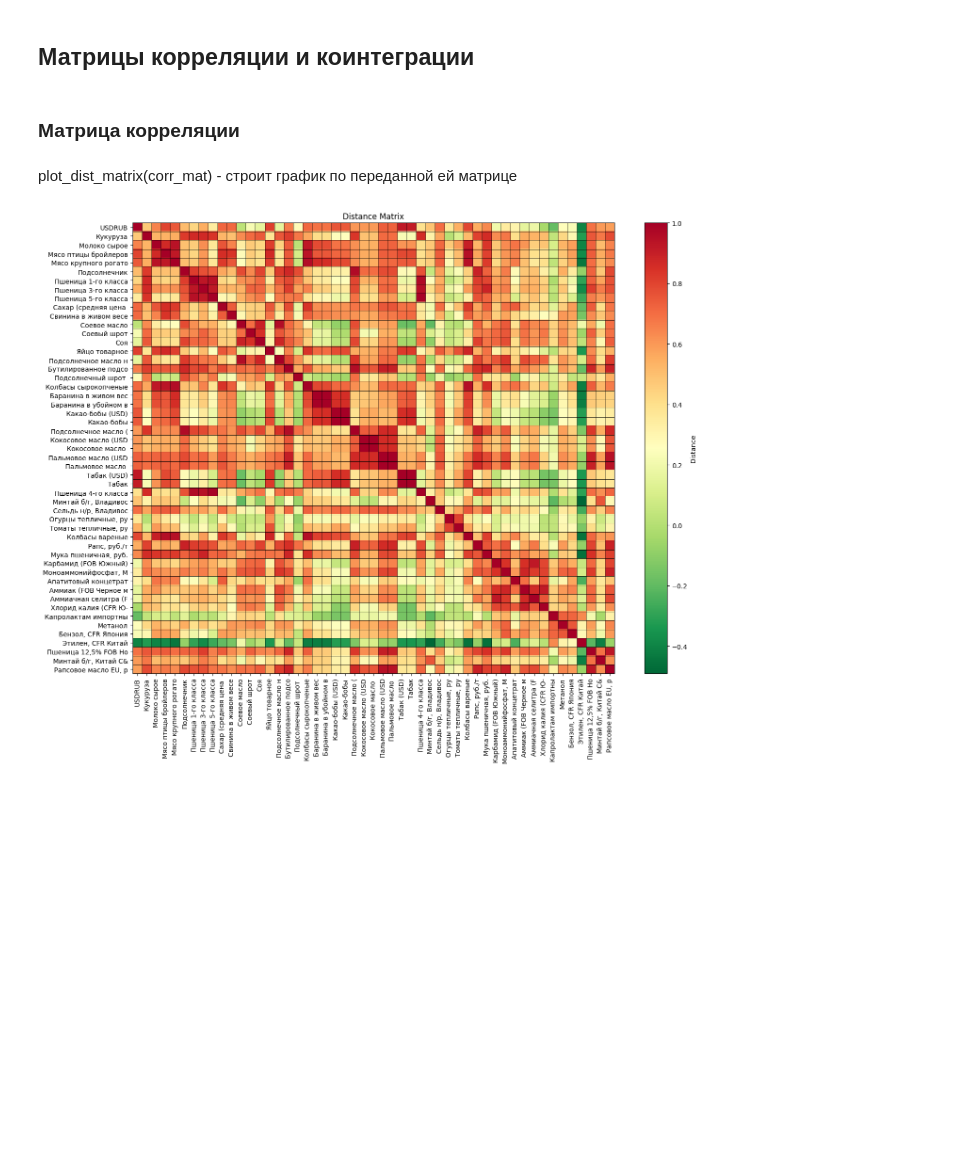
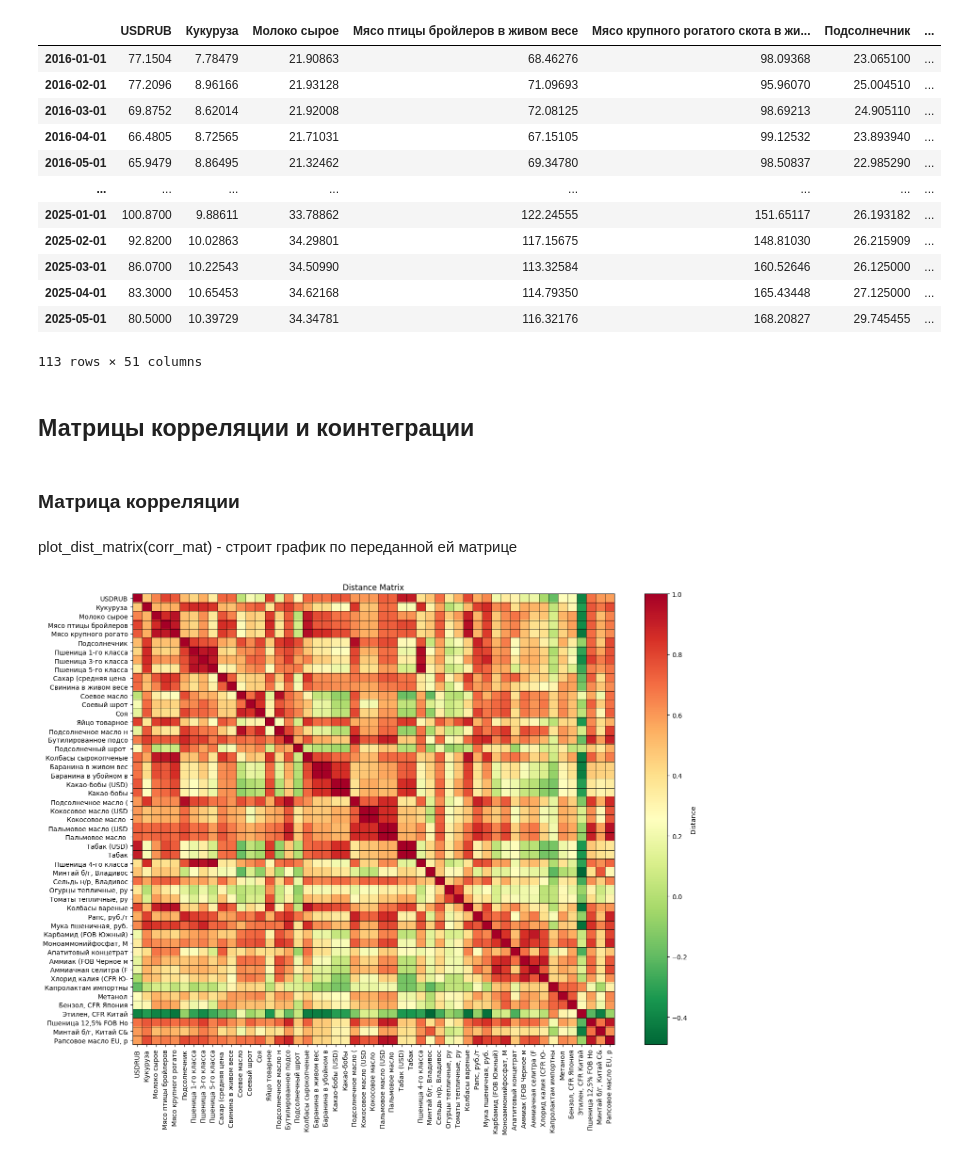
Before and after one commit to Chernousovdv/Sber-Conditional, a Jupyter notebook: cointegration.ipynb, the cells around one changed output. Cells and saved outputs as stored; diff of their text form; code cells hidden in the pictures; blank space fills up the shorter version.

```diff
--- a/cointegration.ipynb
+++ b/cointegration.ipynb
@@ -18,6 +15,22 @@ df = pd.read_csv(
     "/home/danilach/mipt-stats/SberTs/Data/comb_df_v1.csv", index_col=0
 )
 df.index = pd.to_datetime(df.index)
+# %%
+df
+# %% [output]
+|  | USDRUB | Кукуруза | Молоко сырое | Мясо птицы бройлеров в живом весе | Мясо крупного рогатого скота в жи... | Подсолнечник | ... |
+| 2016-01-01 | 77.1504 | 7.78479 | 21.90863 | 68.46276 | 98.09368 | 23.065100 | ... |
+| 2016-02-01 | 77.2096 | 8.96166 | 21.93128 | 71.09693 | 95.96070 | 25.004510 | ... |
+| 2016-03-01 | 69.8752 | 8.62014 | 21.92008 | 72.08125 | 98.69213 | 24.905110 | ... |
+| 2016-04-01 | 66.4805 | 8.72565 | 21.71031 | 67.15105 | 99.12532 | 23.893940 | ... |
+| 2016-05-01 | 65.9479 | 8.86495 | 21.32462 | 69.34780 | 98.50837 | 22.985290 | ... |
+| ... | ... | ... | ... | ... | ... | ... | ... |
+| 2025-01-01 | 100.8700 | 9.88611 | 33.78862 | 122.24555 | 151.65117 | 26.193182 | ... |
+| 2025-02-01 | 92.8200 | 10.02863 | 34.29801 | 117.15675 | 148.81030 | 26.215909 | ... |
+| 2025-03-01 | 86.0700 | 10.22543 | 34.50990 | 113.32584 | 160.52646 | 26.125000 | ... |
+| 2025-04-01 | 83.3000 | 10.65453 | 34.62168 | 114.79350 | 165.43448 | 27.125000 | ... |
+| 2025-05-01 | 80.5000 | 10.39729 | 34.34781 | 116.32176 | 168.20827 | 29.745455 | ... |
+113 rows × 51 columns
 # %% [markdown]
 ## Матрицы корреляции и коинтеграции
 # %% [markdown]
```
Also changed, not shown: parts of 3 cells of this notebook, 9 other files.
